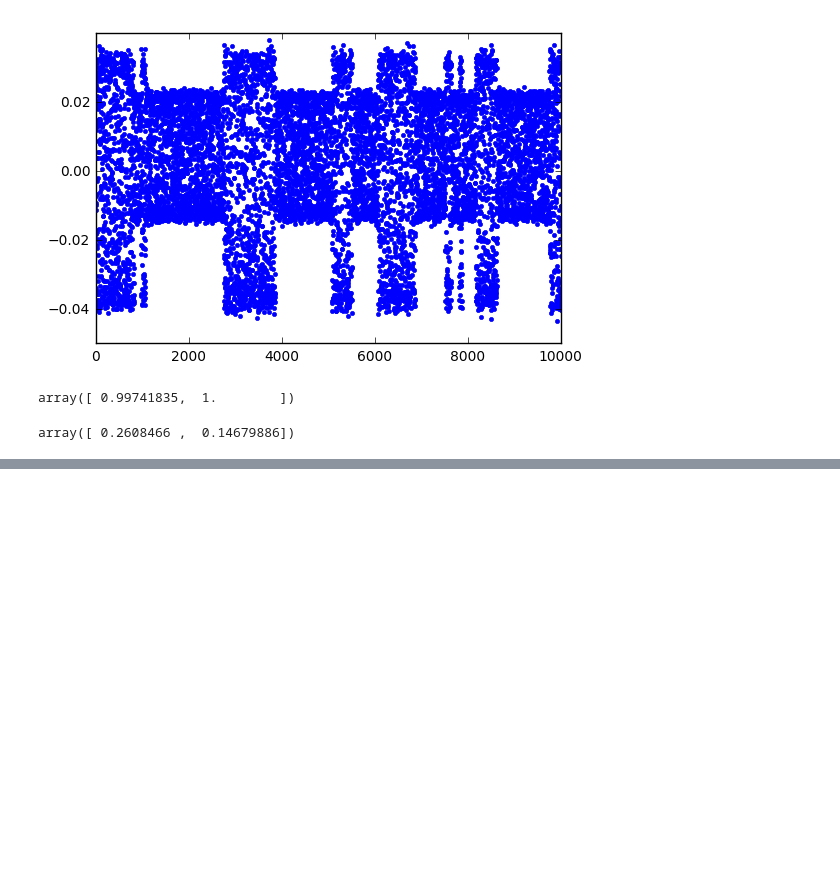
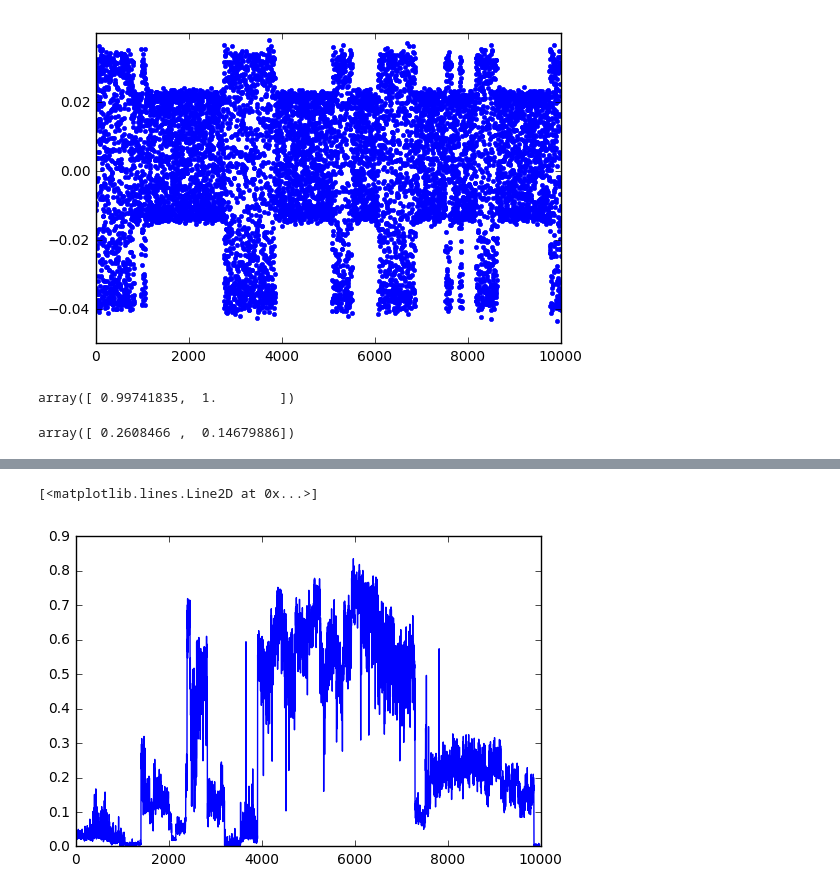
Before and after one commit to maxentile/msm-learn, a Jupyter notebook: notebooks/End-to-end optimization of propagator eigenfunction approximators.ipynb, the cells around one changed output, grey strips where cells are left out. Saved outputs shown, nothing was run; the diff lists cells and outputs as text; code cells hidden in the pictures; blank space fills up the shorter version.

```diff
--- a/notebooks/End-to-end optimization of propagator eigenfunction approximators.ipynb
+++ b/notebooks/End-to-end optimization of propagator eigenfunction approximators.ipynb
@@ -561,0 +1041,6 @@ array([ 0.2608466 ,  0.14679886])
+# %%
+X_nc = adaptive_vac.transform(X_tica)
+plt.plot(X_nc[0][:,0])
+# %% [output]
+[<matplotlib.lines.Line2D at 0x...>]
+[figure, added]
```
Also changed, not shown: parts of 41 cells of this notebook, 1 other file.
